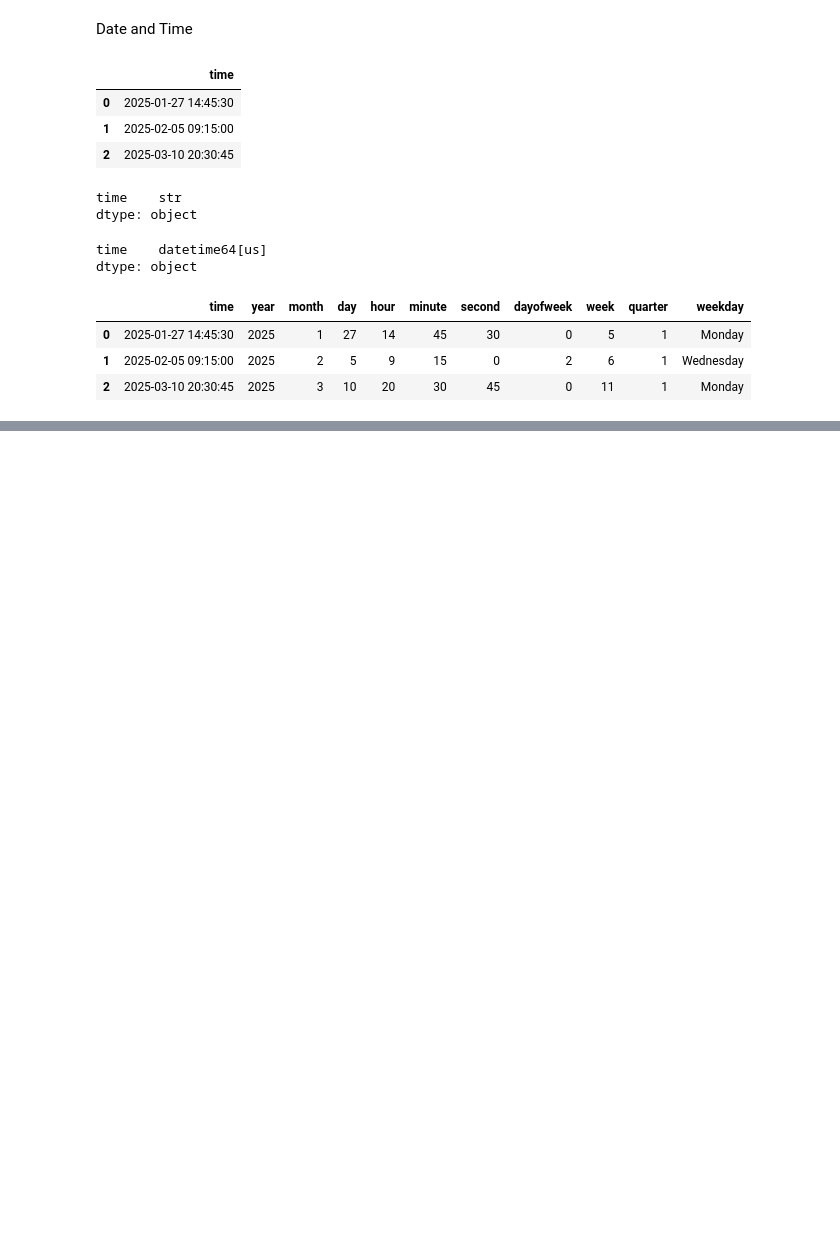
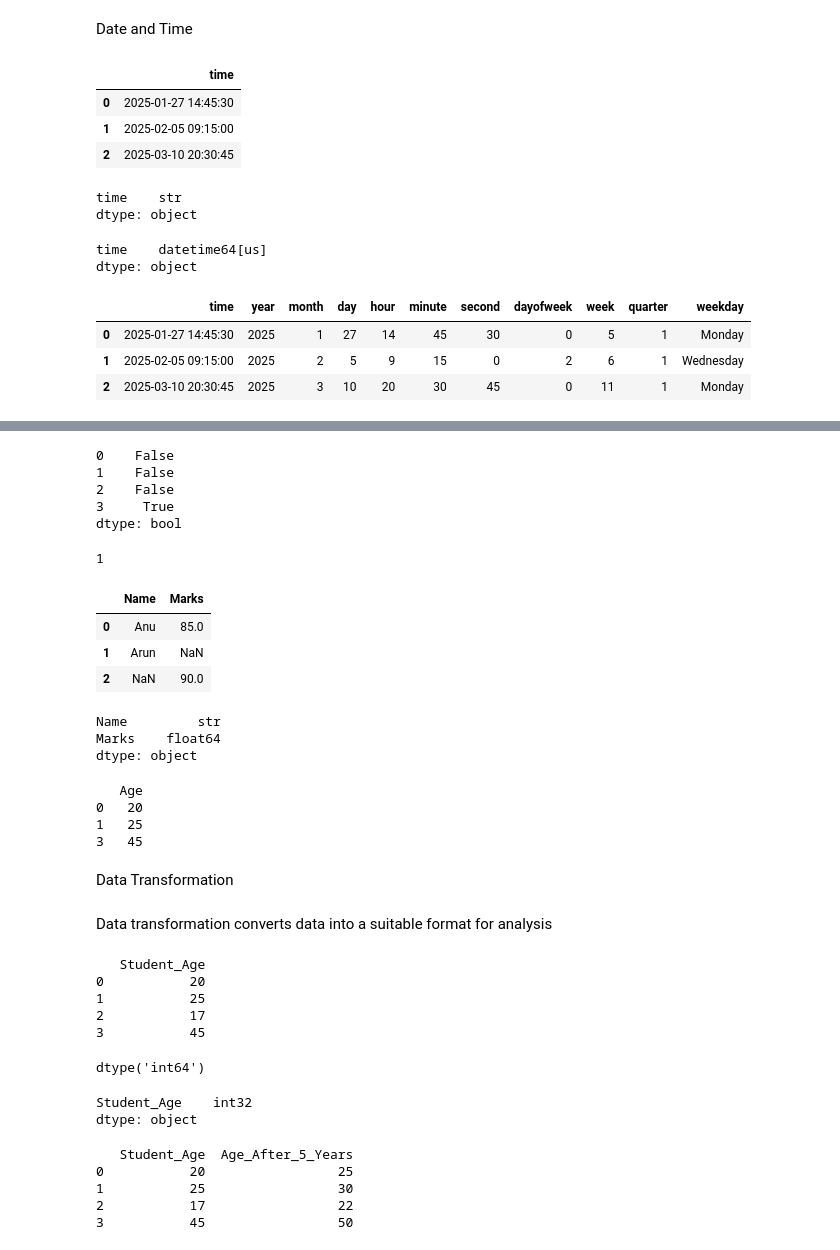
Before and after one commit to nandana40/task, a Jupyter notebook: joins.ipynb, the cells around one changed output, grey strips where cells are left out. Drawn from its saved outputs; the diff is of its cells as text; code cells hidden in the pictures; blank space fills up the shorter version.

```diff
--- a/joins.ipynb
+++ b/joins.ipynb
@@ -209,0 +240,73 @@ df
+# %%
+#duplicate rows
+print(df.duplicated())
+# %% [output]
+0    False
+1    False
+2    False
+3     True
+dtype: bool
+# %%
+print(df.duplicated().sum())
+# %% [output]
+1
+# %%
+df.drop_duplicates(inplace=True)
+# %%
+df
+# %% [output]
+|  | Name | Marks |
+| 0 | Anu | 85.0 |
+| 1 | Arun | NaN |
+| 2 | NaN | 90.0 |
+# %%
+print(df.dtypes)
+# %% [output]
+Name         str
+Marks    float64
+dtype: object
+# %%
+#validate Numeric Range
+df = pd.DataFrame({
+    "Age":[20,25,17,45]
+})
+print(df[df["Age"]>= 18])
+# %% [output]
+   Age
+0   20
+1   25
+3   45
+# %% [markdown]
+Data Transformation
+# %% [markdown]
+Data transformation converts data into a suitable format for analysis
+# %%
+#rename column
+df.rename(columns={"Age":"Student_Age"},inplace =True)
+print(df)
+# %% [output]
+   Student_Age
+0           20
+1           25
+2           17
+3           45
+# %%
+df.Student_Age.dtypes
+# %% [output]
+dtype('int64')
+# %%
+df["Student_Age"]=df["Student_Age"].astype('int32')#float
+print(df.dtypes)
+# %% [output]
+Student_Age    int32
+dtype: object
+# %%
+#create new column
+df["Age_After_5_Years"]=df["Student_Age"] +5
+print(df)
+# %% [output]
+   Student_Age  Age_After_5_Years
+0           20                 25
+1           25                 30
+2           17                 22
+3           45                 50
```
Also changed, not shown: parts of 8 cells of this notebook.
